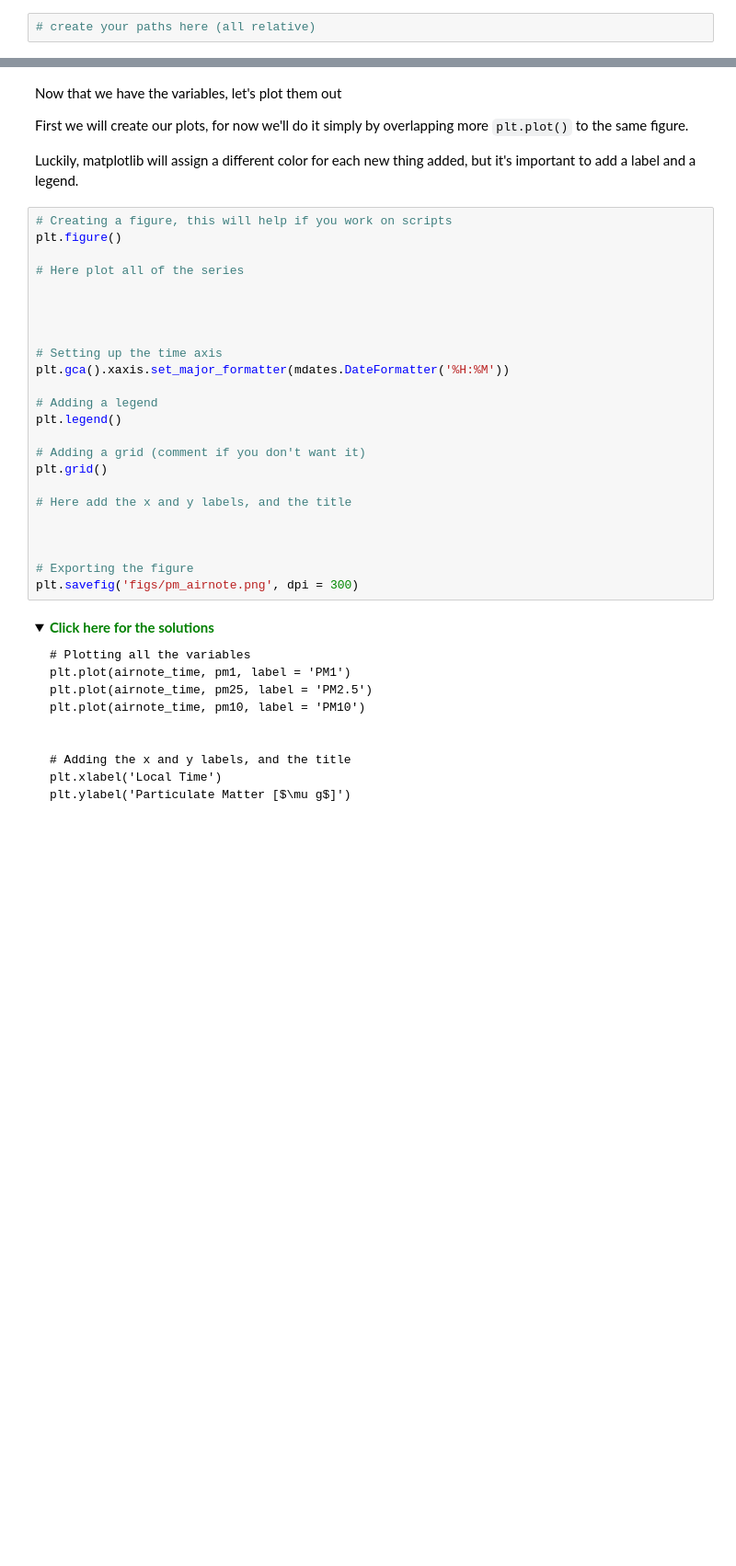
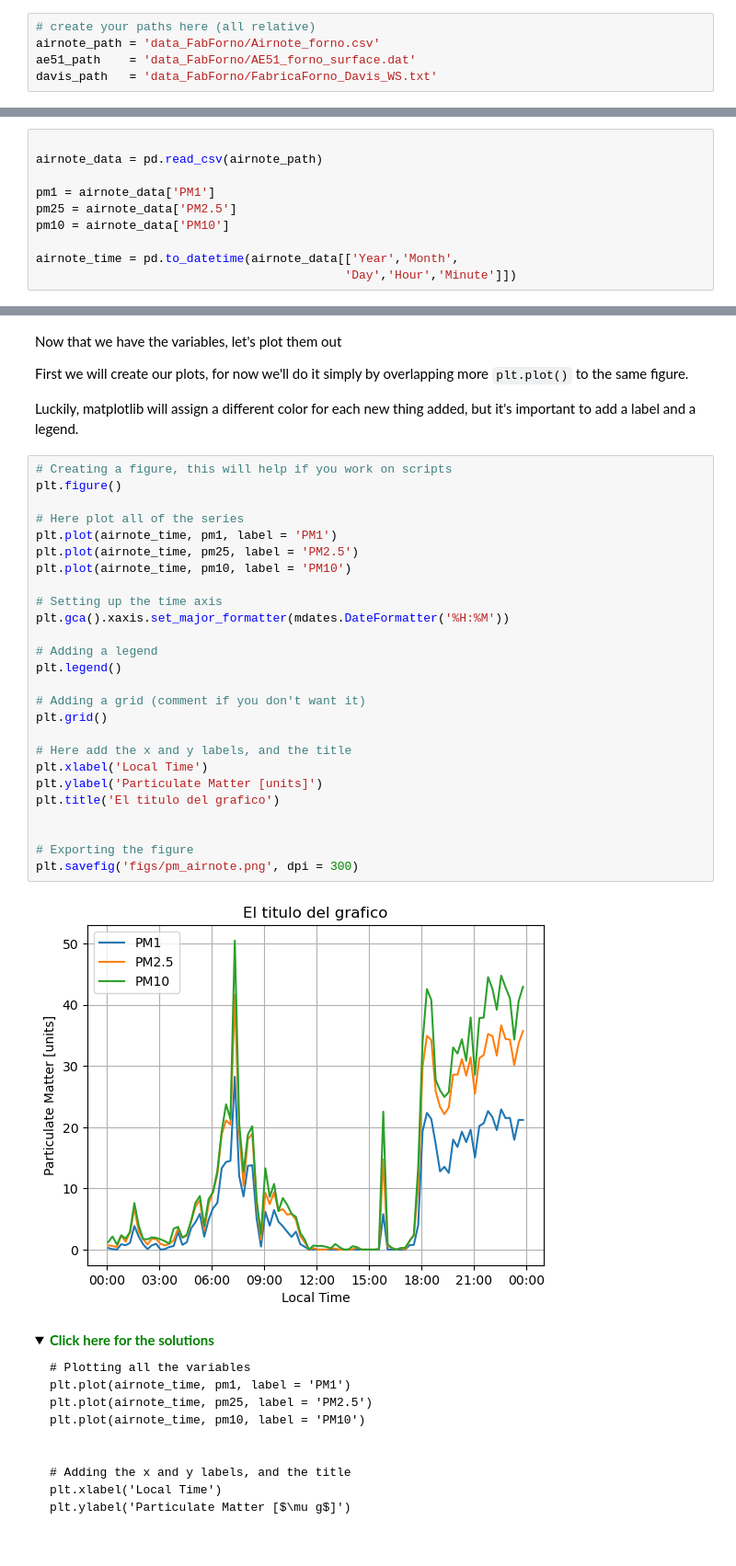
Before and after one commit to LudCano/LFA-python-short-course, a Jupyter notebook: Week4.ipynb, the cells around one changed output, grey strips where cells are left out. Shown at 92% size. Drawn from its saved outputs; the diff is of its cells as text; folded sections open; blank space fills up the shorter version.

```diff
--- a/Week4.ipynb
+++ b/Week4.ipynb
@@ -30,3 +31,6 @@ Today we'll work with the folder `data_FabForno`, an experimental side of last y
 As excercise, create paths for each one of these files below, as suggestion you can call the variables `[ìnstrument]_path` .
 # %%
 # create your paths here (all relative)
+airnote_path = 'data_FabForno/Airnote_forno.csv'
+ae51_path    = 'data_FabForno/AE51_forno_surface.dat'
+davis_path   = 'data_FabForno/FabricaForno_Davis_WS.txt'
@@ -50,6 +61,16 @@ Last week we plotted the Particulate Matter variable, now our task is to create
   - airnote_time for the datetime column (**must** contain a datetime-type column)
 
 Estimated time: 5 minutes
+# %%
+
+airnote_data = pd.read_csv(airnote_path)
+
+pm1 = airnote_data['PM1']
+pm25 = airnote_data['PM2.5']
+pm10 = airnote_data['PM10']
+
+airnote_time = pd.to_datetime(airnote_data[['Year','Month',
+                                           'Day','Hour','Minute']])
 # %% [markdown]
 <details><summary><b><font color="green">Click here for the solutions</font></b></summary>
 
@@ -74,27 +95,31 @@ Luckily, matplotlib will assign a different color for each new thing added, but
 # %%
 # Creating a figure, this will help if you work on scripts
 plt.figure()
 
 # Here plot all of the series
-
-
-
+plt.plot(airnote_time, pm1, label = 'PM1')
+plt.plot(airnote_time, pm25, label = 'PM2.5')
+plt.plot(airnote_time, pm10, label = 'PM10')
 
 # Setting up the time axis
 plt.gca().xaxis.set_major_formatter(mdates.DateFormatter('%H:%M'))
 
 # Adding a legend
 plt.legend()
 
 # Adding a grid (comment if you don't want it)
 plt.grid()
 
 # Here add the x and y labels, and the title
-
+plt.xlabel('Local Time')
+plt.ylabel('Particulate Matter [units]')
+plt.title('El titulo del grafico')
 
 
 # Exporting the figure
 plt.savefig('figs/pm_airnote.png', dpi = 300)
+# %% [output]
+[figure, added]
 # %% [markdown]
 <details><summary><b><font color="green">Click here for the solutions</font></b></summary>
 
```
Also changed, not shown: parts of 16 cells of this notebook, 12 other files.
